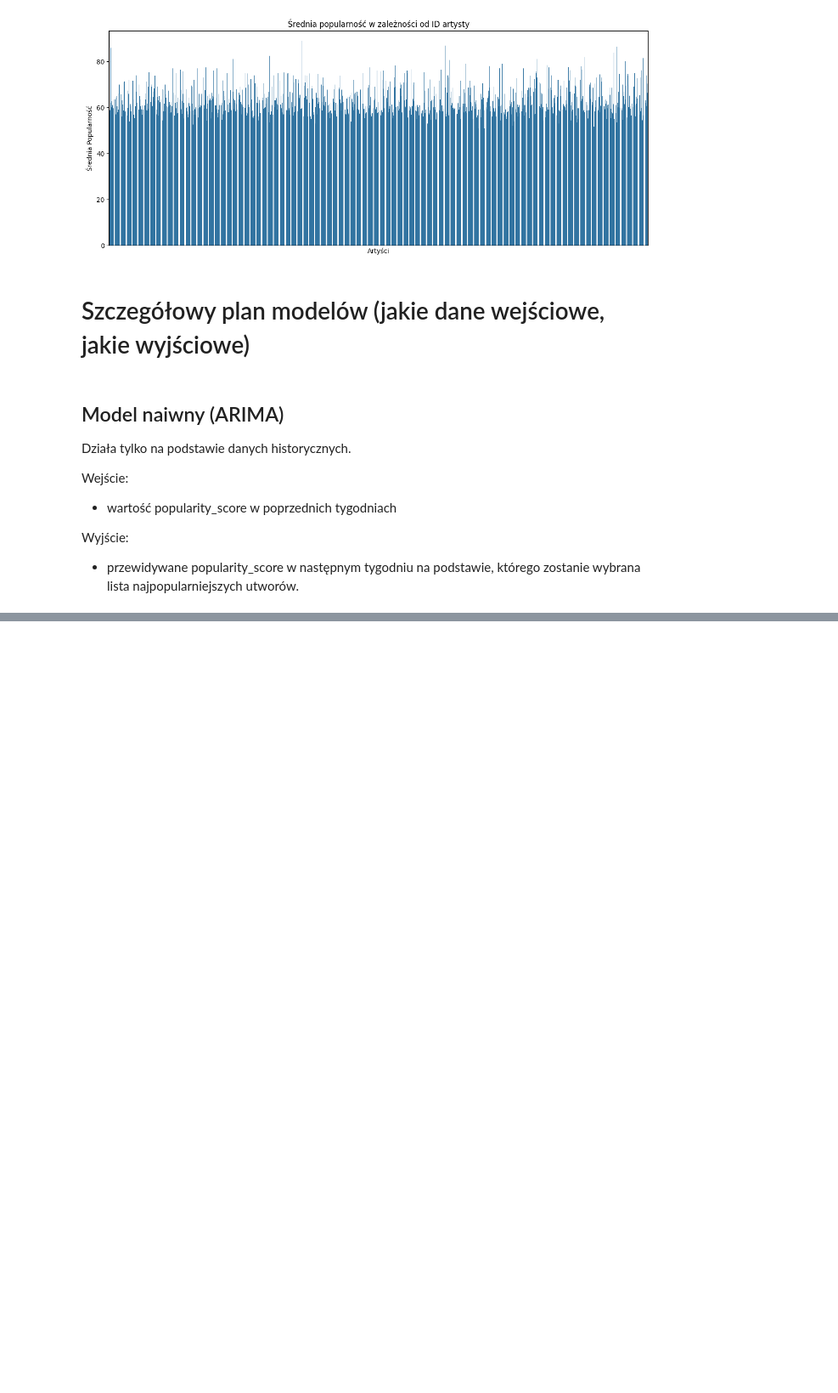
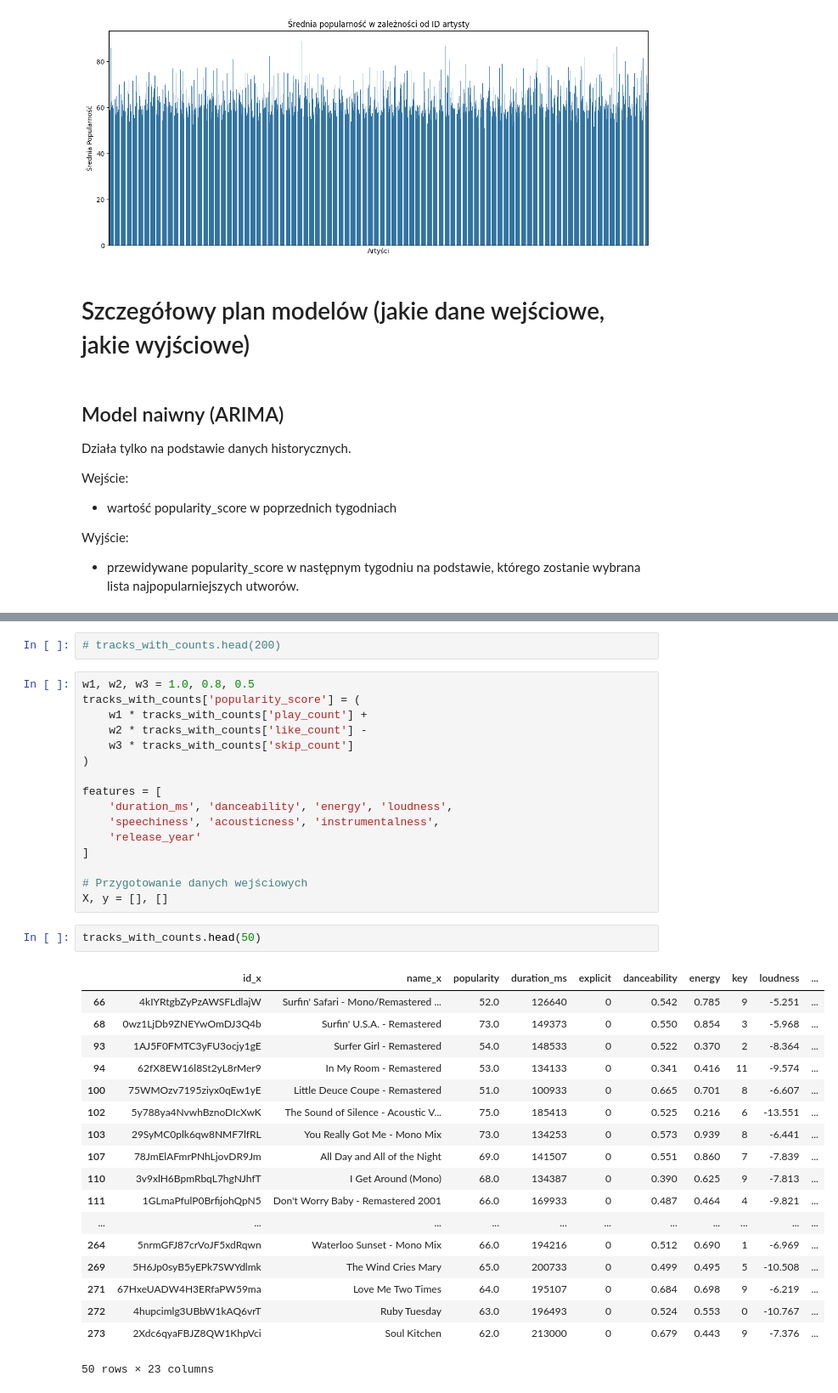
Before and after one commit to dominikaferfecka/TrendingSongForecast, a Jupyter notebook: IUM_etap2.ipynb, the cells around one changed output, grey strips where cells are left out. Shown at 85% size. Saved outputs shown, nothing was run; the diff lists cells and outputs as text; blank space fills up the shorter version.

```diff
--- a/IUM_etap2.ipynb
+++ b/IUM_etap2.ipynb
@@ -835,0 +879,39 @@ Wyjście:
+# %%
+# tracks_with_counts.head(200)
+# %%
+w1, w2, w3 = 1.0, 0.8, 0.5
+tracks_with_counts['popularity_score'] = (
+    w1 * tracks_with_counts['play_count'] +
+    w2 * tracks_with_counts['like_count'] -
+    w3 * tracks_with_counts['skip_count']
+)
+
+features = [
+    'duration_ms', 'danceability', 'energy', 'loudness',
+    'speechiness', 'acousticness', 'instrumentalness',
+    'release_year'
+]
+
+# Przygotowanie danych wejściowych
+X, y = [], []
+# %%
+tracks_with_counts.head(50)
+# %% [output]
+|  | id_x | name_x | popularity | duration_ms | explicit | danceability | energy | key | loudness | ... |
+| 66 | 4kIYRtgbZyPzAWSFLdlajW | Surfin' Safari - Mono/Remastered ... | 52.0 | 126640 | 0 | 0.542 | 0.785 | 9 | -5.251 | ... |
+| 68 | 0wz1LjDb9ZNEYwOmDJ3Q4b | Surfin' U.S.A. - Remastered | 73.0 | 149373 | 0 | 0.550 | 0.854 | 3 | -5.968 | ... |
+| 93 | 1AJ5F0FMTC3yFU3ocjy1gE | Surfer Girl - Remastered | 54.0 | 148533 | 0 | 0.522 | 0.370 | 2 | -8.364 | ... |
+| 94 | 62fX8EW16l8St2yL8rMer9 | In My Room - Remastered | 53.0 | 134133 | 0 | 0.341 | 0.416 | 11 | -9.574 | ... |
+| 100 | 75WMOzv7195ziyx0qEw1yE | Little Deuce Coupe - Remastered | 51.0 | 100933 | 0 | 0.665 | 0.701 | 8 | -6.607 | ... |
+| 102 | 5y788ya4NvwhBznoDIcXwK | The Sound of Silence - Acoustic V... | 75.0 | 185413 | 0 | 0.525 | 0.216 | 6 | -13.551 | ... |
+| 103 | 29SyMC0plk6qw8NMF7lfRL | You Really Got Me - Mono Mix | 73.0 | 134253 | 0 | 0.573 | 0.939 | 8 | -6.441 | ... |
+| 107 | 78JmElAFmrPNhLjovDR9Jm | All Day and All of the Night | 69.0 | 141507 | 0 | 0.551 | 0.860 | 7 | -7.839 | ... |
+| 110 | 3v9xlH6BpmRbqL7hgNJhfT | I Get Around (Mono) | 68.0 | 134387 | 0 | 0.390 | 0.625 | 9 | -7.813 | ... |
+| 111 | 1GLmaPfulP0BrfijohQpN5 | Don't Worry Baby - Remastered 2001 | 66.0 | 169933 | 0 | 0.487 | 0.464 | 4 | -9.821 | ... |
+| ... | ... | ... | ... | ... | ... | ... | ... | ... | ... | ... |
+| 264 | 5nrmGFJ87crVoJF5xdRqwn | Waterloo Sunset - Mono Mix | 66.0 | 194216 | 0 | 0.512 | 0.690 | 1 | -6.969 | ... |
+| 269 | 5H6Jp0syB5yEPk7SWYdlmk | The Wind Cries Mary | 65.0 | 200733 | 0 | 0.499 | 0.495 | 5 | -10.508 | ... |
+| 271 | 67HxeUADW4H3ERfaPW59ma | Love Me Two Times | 64.0 | 195107 | 0 | 0.684 | 0.698 | 9 | -6.219 | ... |
+| 272 | 4hupcimlg3UBbW1kAQ6vrT | Ruby Tuesday | 63.0 | 196493 | 0 | 0.524 | 0.553 | 0 | -10.767 | ... |
+| 273 | 2Xdc6qyaFBJZ8QW1KhpVci | Soul Kitchen | 62.0 | 213000 | 0 | 0.679 | 0.443 | 9 | -7.376 | ... |
+50 rows × 23 columns
```
Also changed, not shown: parts of 38 cells of this notebook.
